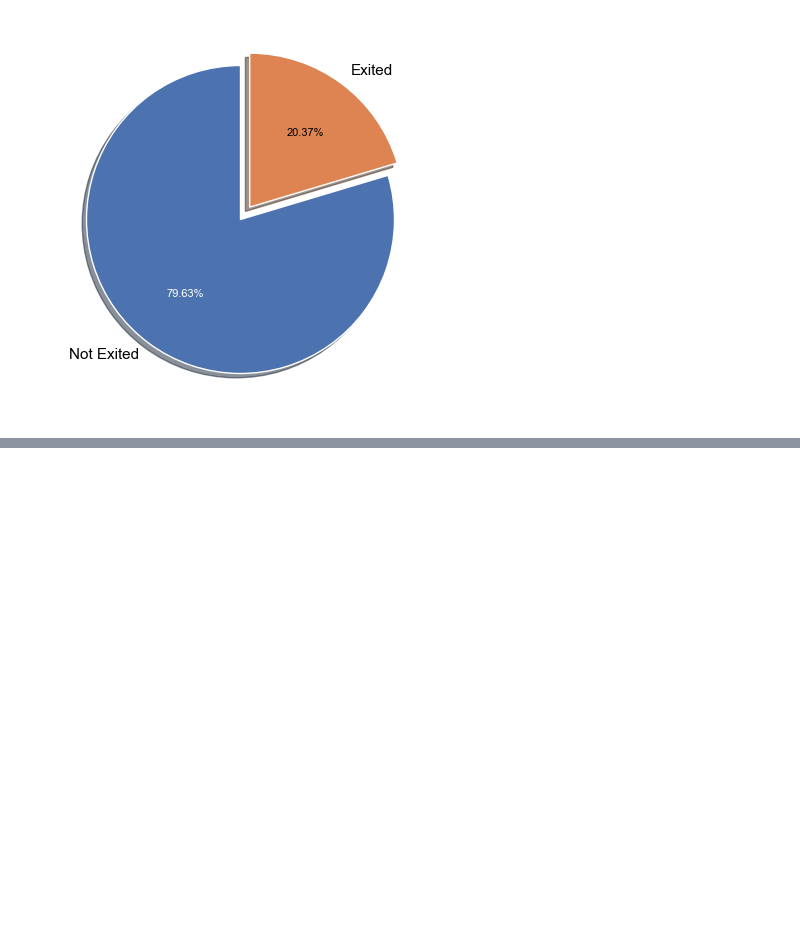
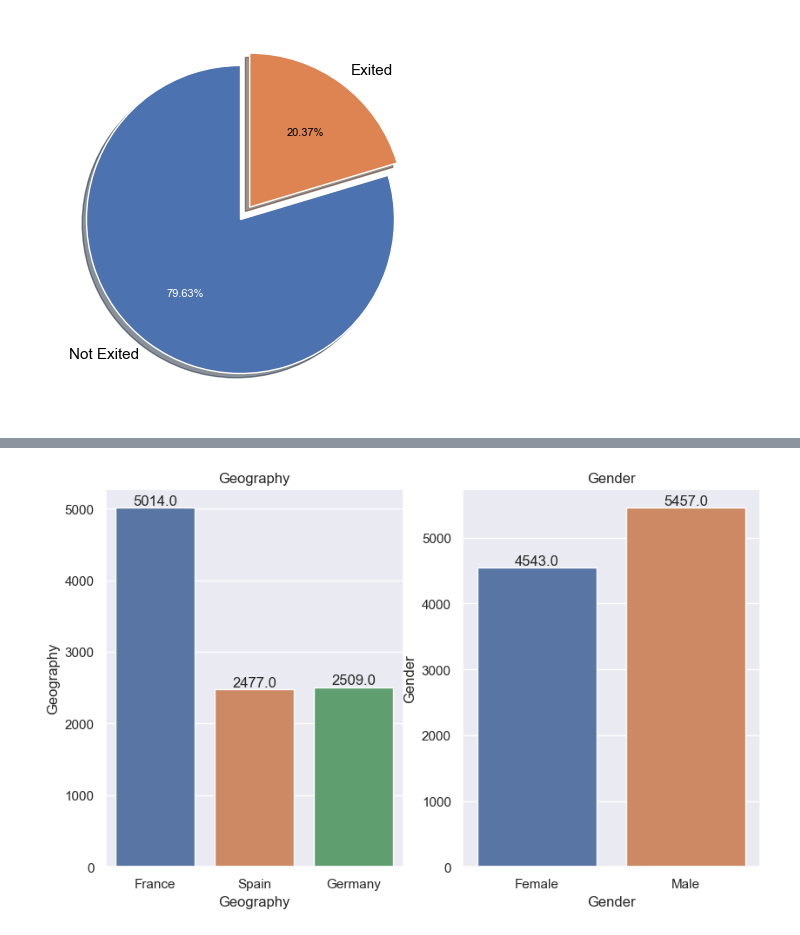
Before and after one commit to ashraful-shuvon/Machine_learning, a Jupyter notebook: Bank Customer Churn Prediction ML Project - Explainable Ai/Bank Churn EDA and Preprocessing .ipynb, the cells around one changed output, grey strips where cells are left out. Saved outputs shown, nothing was run; the diff lists cells and outputs as text; code cells hidden in the pictures; blank space fills up the shorter version.

```diff
--- a/Bank Customer Churn Prediction ML Project - Explainable Ai/Bank Churn EDA and Preprocessing .ipynb
+++ b/Bank Customer Churn Prediction ML Project - Explainable Ai/Bank Churn EDA and Preprocessing .ipynb
@@ -215,0 +225,21 @@ plt.show()
+# %%
+# check count based on categorical features
+
+plt.figure(figsize=(15, 80), facecolor='white')
+plotnumber = 1
+
+for categorical_feature in categorical_features:
+    ax = plt.subplot(12, 3, plotnumber)
+    sns.countplot(x=categorical_feature, data=df1)
+    plt.ylabel(categorical_feature)
+    plt.title(categorical_feature)
+
+    # Add number counts on top of each bar
+    for p in ax.patches:
+        ax.annotate(f'{p.get_height()}', (p.get_x() + p.get_width() / 2., p.get_height()), ha='center', va='bottom')
+
+    plotnumber += 1
+
+plt.show()
+# %% [output]
+[figure, added]
```
Also changed, not shown: parts of 50 cells of this notebook.
